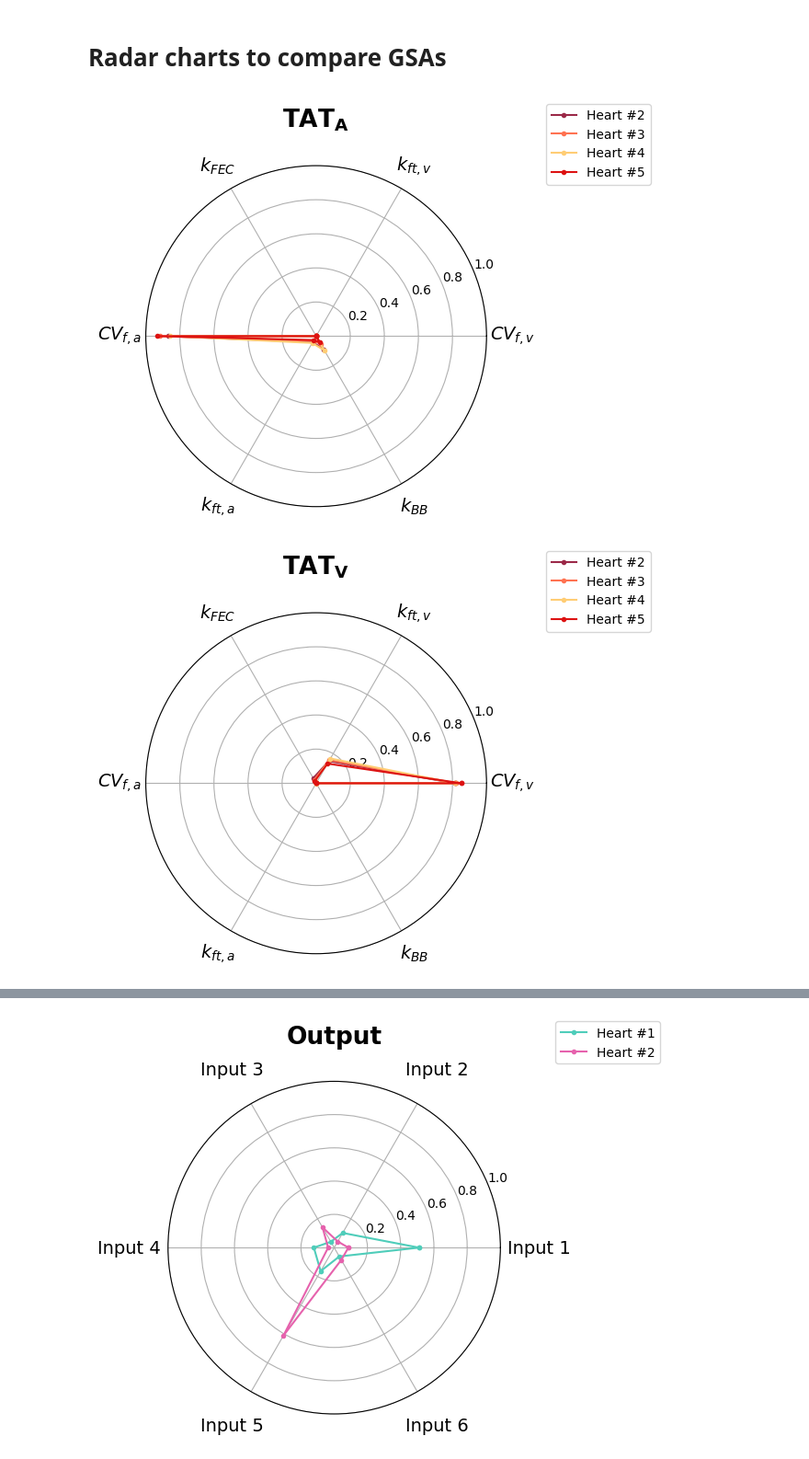
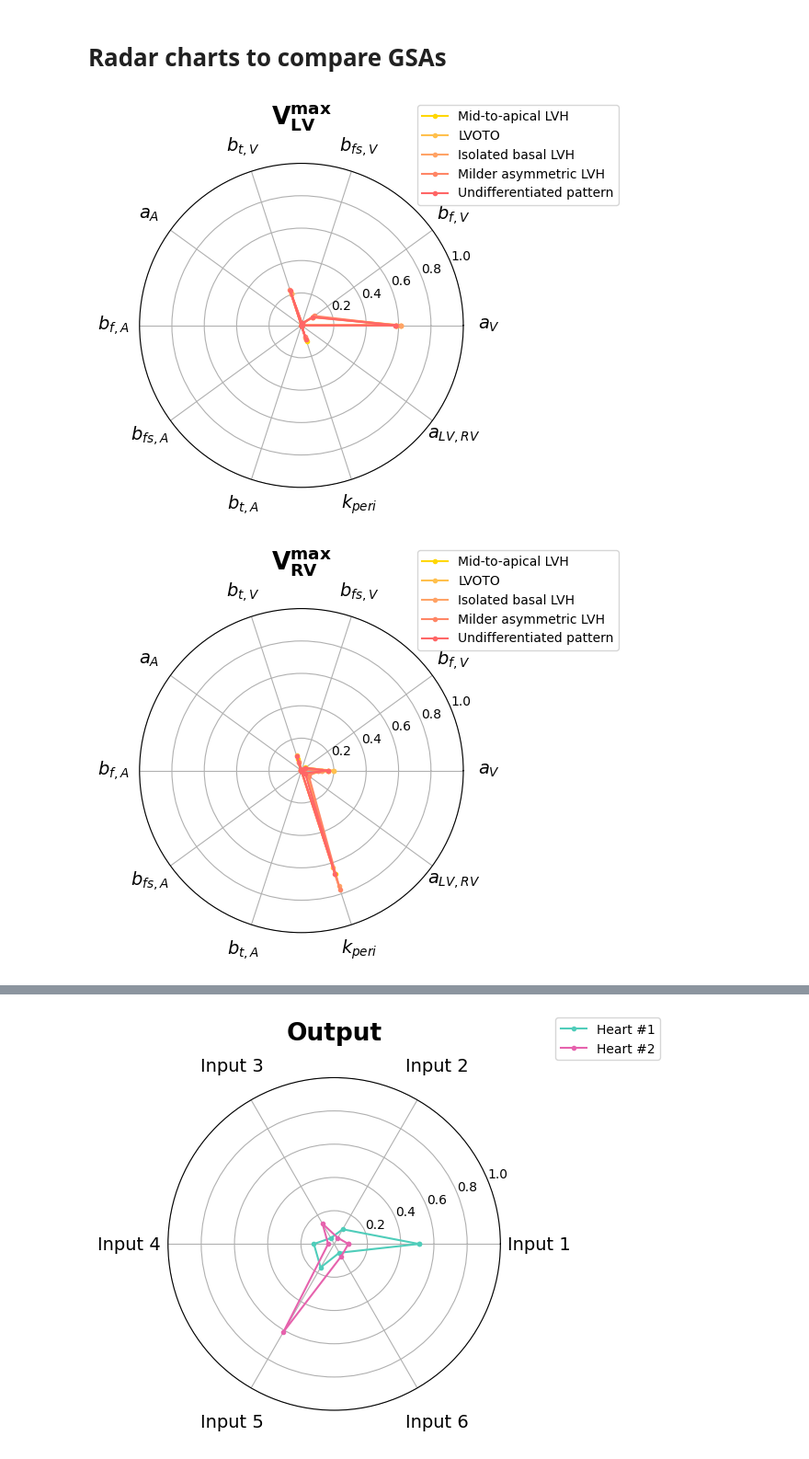
Before and after one commit to CEMRG-publications/Rodero_2026_JMCC, a Jupyter notebook: notebooks/plot_GSA.ipynb, the cells around one changed output, grey strips where cells are left out. Shown at 92% size. Saved outputs shown, nothing was run; the diff lists cells and outputs as text; code cells hidden in the pictures.

```diff
--- a/notebooks/plot_GSA.ipynb
+++ b/notebooks/plot_GSA.ipynb
@@ -140,7 +140,7 @@ import numpy as np
 
 
 
-def plot_GSA_radar_chart(scenarios, xlabels, ylabels, savepath, fontsize,figname_preffix, legend = [], colors = []):
+def plot_GSA_radar_chart(scenarios, xlabels, ylabels, savepath, fontsize,figname_preffix, legend = [], colors = [], harddrives=[]):
 
     for output_idx in range(len(ylabels)):
         figname = f"{figname_preffix}_{output_idx}"
@@ -154,7 +154,7 @@ def plot_GSA_radar_chart(scenarios, xlabels, ylabels, savepath, fontsize,figname
 
         for i, scenario in enumerate(scenarios):
             # Read Si_total.csv and convert to numpy array of floats
-            with open(f"/media/croderog/{harddrive}/HCM/{scenario}/output/Si_total.csv", 'r') as f:
+            with open(f"/media/croderog/{harddrives[i]}/HCM/{scenario}/output/Si_total.csv", 'r') as f:
                 csv_reader = csv.reader(f)
                 ST_all = np.array([list(map(float, row)) for row in csv_reader])
 
@@ -203,32 +203,39 @@ def plot_GSA_radar_chart(scenarios, xlabels, ylabels, savepath, fontsize,figname
         os.makedirs(savepath,exist_ok=True)
         plt.savefig(f"{savepath}/{figname}.png", bbox_inches="tight", dpi=300)
 # %%
+simulation_type = "inflation"  # or "inflation"
+heart_names = ["1", "2","3","4","5"]
+scenario_numbers = {"EP": ["51","37","38","39","40"],
+					"inflation": ["54","41","42","43","44"]}
+harddrives = ["../../data","SeagateExpansionDrive","SeagateExpansionDrive","SeagateExpansionDrive","SeagateExpansionDrive"]
+
+# CHOOSE THIS
+figname_preffix = f"{simulation_type}_GSA_radarchart"
+legend = ["Mid-to-apical LVH", "LVOTO", "Isolated basal LVH", "Milder asymmetric LVH", "Undifferentiated pattern"]
+# colors = ["#E57373","#9b2948","#ff7251","#ffcd74","#ffedbf"]
+colors = ["#FFD700", "#FFC04D", "#FFA366", "#FF8666", "#FF6666"]
 
 
-# CHOOSE THIS
-figname_preffix = f"{simulation_type}_GSA_radarchart_2_to_5"
-legend = [f"Heart #{i}" for i in range(2,6)]
-# colors = ["#E57373","#9b2948","#ff7251","#ffcd74","#ffedbf"]
-colors = ["#9b2948","#ff7251","#ffcd74","#dd1212"]
 
 
 
 scenarios = [f"{heart_names[i]}/scenarios/{scenario_numbers[simulation_type][i]}" for i in range(len(heart_names))]
 
-xlabels = np.loadtxt(f"/media/croderog/{harddrive}/HCM/{scenarios[-1]}/data/xlabels_plot.txt", dtype=str)
-ylabels = np.loadtxt(f"/media/croderog/{harddrive}/HCM/{scenarios[-1]}/data/ylabels_plot.txt", dtype=str)
-savepath = f"/media/croderog/{harddrive}/HCM/figures"
+xlabels = np.loadtxt(f"/media/croderog/{harddrives[-1]}/HCM/{scenarios[-1]}/data/xlabels_plot.txt", dtype=str)
+ylabels = np.loadtxt(f"/media/croderog/{harddrives[-1]}/HCM/{scenarios[-1]}/data/ylabels_plot.txt", dtype=str)
+savepath = f"/media/croderog/Bob/HCM/figures"
 
 fontsize=14
 
 plot_GSA_radar_chart(scenarios=scenarios,
 					 xlabels=xlabels,
 					 ylabels=ylabels,
 					 savepath=savepath,
 					 fontsize=fontsize,
 					 figname_preffix=figname_preffix,
 					 legend=legend,
-					 colors=colors)
+					 colors=colors,
+                     harddrives=harddrives)
 # %% [output]
-[figure, old version]
+[figure, new version]
-[figure, old version]
+[figure, new version]
```
Also changed, not shown: parts of 2 cells of this notebook, 10 other files.
